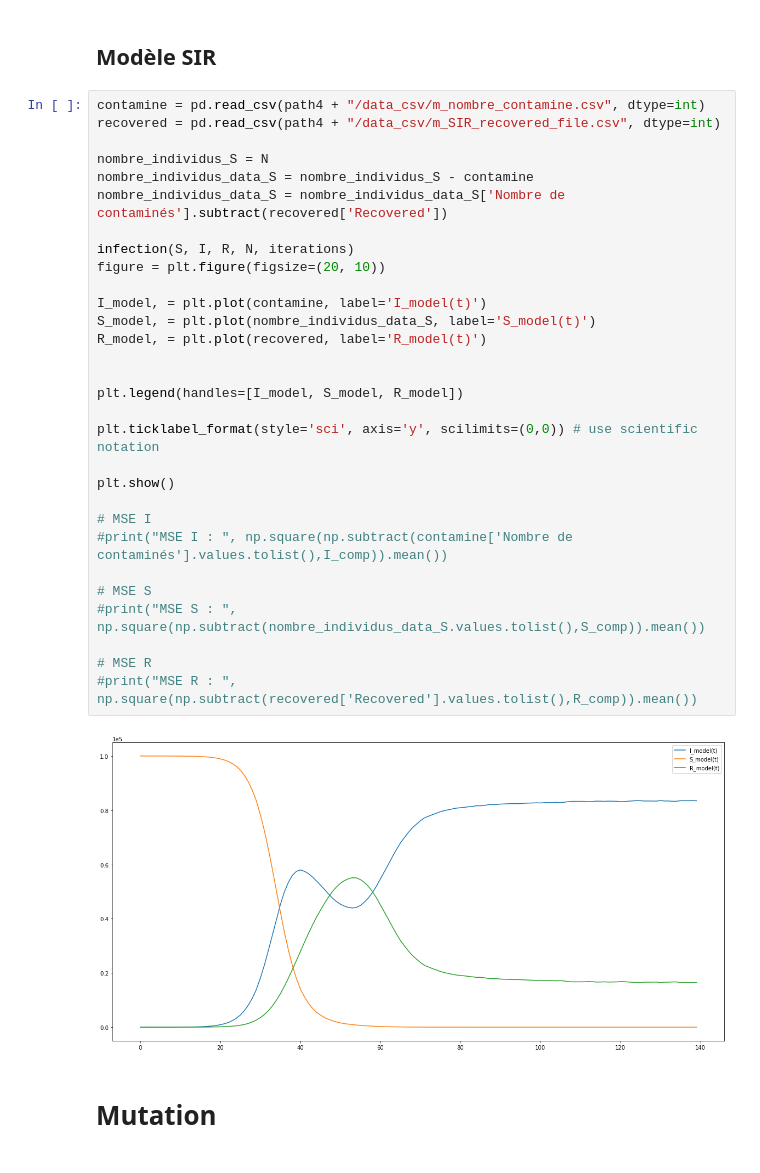
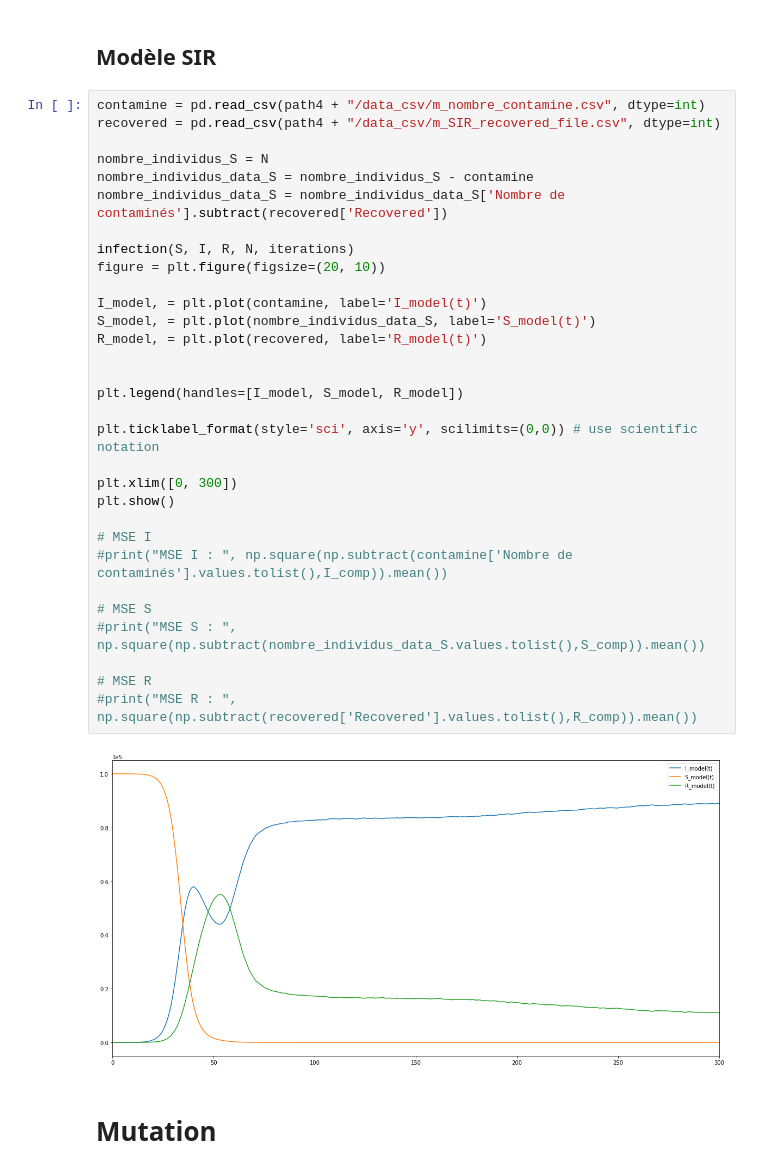
Before and after one commit to maximepasquier/Diversity, a Jupyter notebook: Python/SIR.ipynb, the cells around one changed output. Saved outputs shown, nothing was run; the diff lists cells and outputs as text.

```diff
--- a/Python/SIR.ipynb
+++ b/Python/SIR.ipynb
@@ -1529,34 +1548,35 @@ print(temps_data)
 contamine = pd.read_csv(path4 + "/data_csv/m_nombre_contamine.csv", dtype=int)
 recovered = pd.read_csv(path4 + "/data_csv/m_SIR_recovered_file.csv", dtype=int)
 
 nombre_individus_S = N
 nombre_individus_data_S = nombre_individus_S - contamine
 nombre_individus_data_S = nombre_individus_data_S['Nombre de contaminés'].subtract(recovered['Recovered'])
 
 infection(S, I, R, N, iterations)
 figure = plt.figure(figsize=(20, 10))
 
 I_model, = plt.plot(contamine, label='I_model(t)')
 S_model, = plt.plot(nombre_individus_data_S, label='S_model(t)')
 R_model, = plt.plot(recovered, label='R_model(t)')
 
 
 plt.legend(handles=[I_model, S_model, R_model])
 
 plt.ticklabel_format(style='sci', axis='y', scilimits=(0,0)) # use scientific notation
 
+plt.xlim([0, 300])
 plt.show()
 
 # MSE I
 #print("MSE I : ", np.square(np.subtract(contamine['Nombre de contaminés'].values.tolist(),I_comp)).mean())
 
 # MSE S
 #print("MSE S : ", np.square(np.subtract(nombre_individus_data_S.values.tolist(),S_comp)).mean())
 
 # MSE R
 #print("MSE R : ", np.square(np.subtract(recovered['Recovered'].values.tolist(),R_comp)).mean())
 # %% [output]
-[figure, old version]
+[figure, new version]
 # %% [markdown]
 # Mutation
 # %% [markdown]
```
Also changed, not shown: parts of 51 cells of this notebook, 1 other file.
